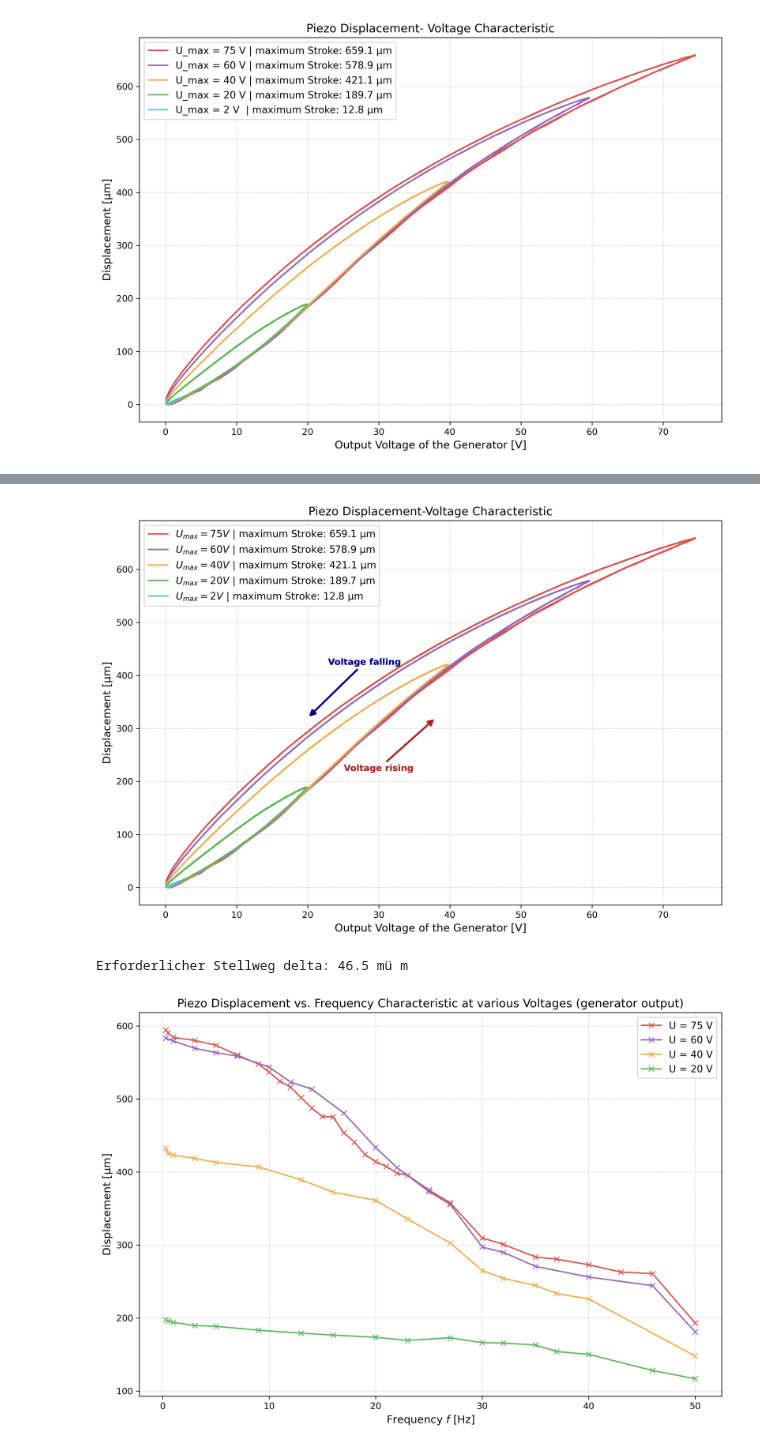
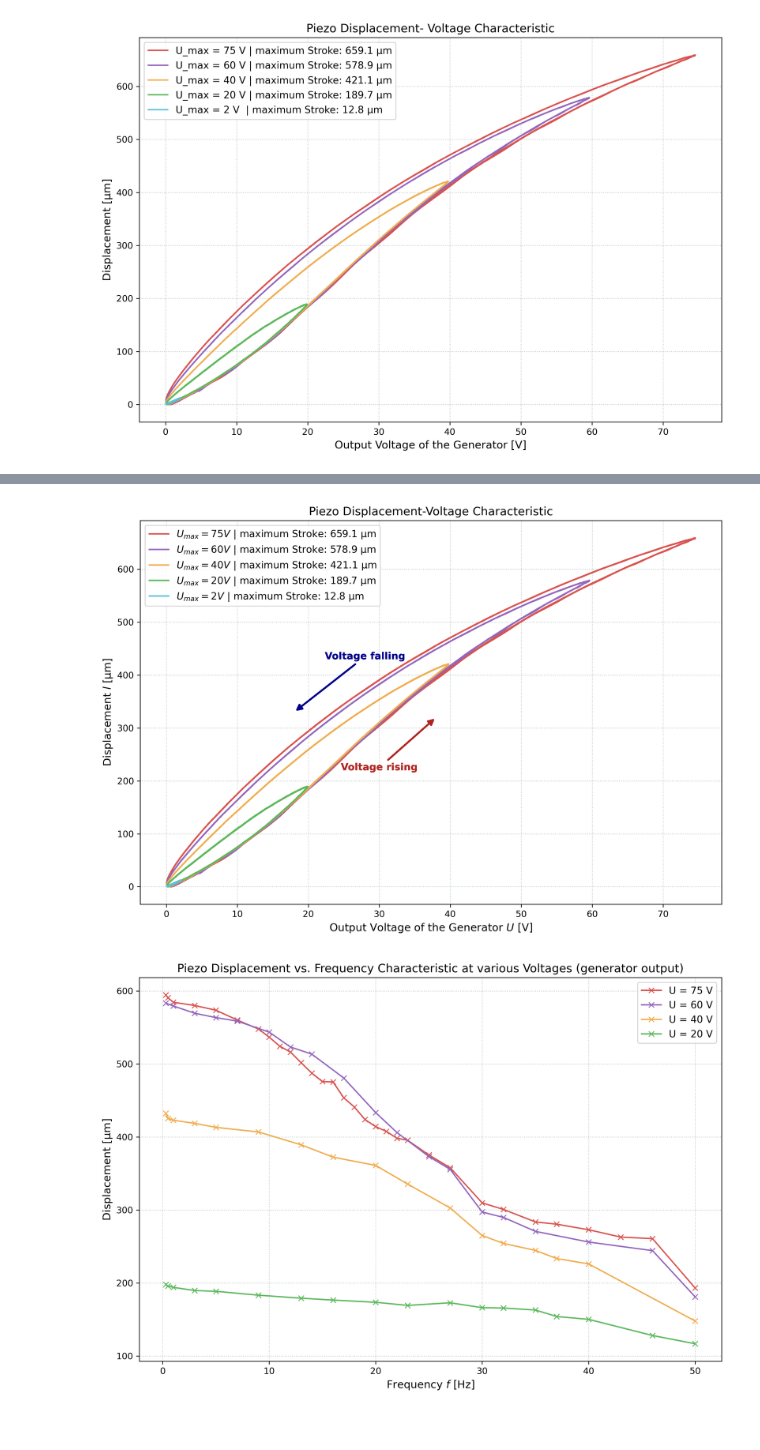
Before and after one commit to CodeTurtleT/lasercom-divergence-control, a Jupyter notebook: piezo_measure.ipynb, the cells around one changed output, grey strips where cells are left out. Cells and saved outputs as stored; diff of their text form; code cells hidden in the pictures.

```diff
--- a/piezo_measure.ipynb
+++ b/piezo_measure.ipynb
@@ -278,60 +273,39 @@ for m in measurements:
         max_stroke = np.max(weg_mum)
 
         # Plot der Kurve
         line, = plt.plot(
             spannung,
             weg_mum,
             color=m["color"],
             lw=1.6,
             label=f"$U_{{max}} = {m['name']}$ | maximum Stroke: {max_stroke:.1f} µm"
         )
         # Pfeil für den ansteigenden Ast (zeigt nach rechts oben in den freien Bereich)
         plt.annotate("Voltage rising",xy=(38, 320),xytext=(30, 220),
-                     arrowprops=dict(arrowstyle="-|>", color="#B02521", lw=2, mutation_scale=14),color="#B02521",fontsize=10,
+                     arrowprops=dict(arrowstyle="-|>", color="#B02521", lw=2, mutation_scale=14),color="#B02521",fontsize=11,
             fontweight="bold",ha="center",
         )
 
         # Pfeil für den absteigenden Ast (zeigt nach links unten im Zwischenraum)
-        plt.annotate( "Voltage falling",xy=(20, 320), xytext=(28, 420),
-                     arrowprops=dict(arrowstyle="-|>", color="#00008b", lw=2, mutation_scale=14), color="#00008b", fontsize=10,
+        plt.annotate( "Voltage falling",xy=(18, 330), xytext=(28, 430),
+                     arrowprops=dict(arrowstyle="-|>", color="#00008b", lw=2, mutation_scale=14), color="#00008b", fontsize=11,
             fontweight="bold", ha="center",
         )
 
 
     except FileNotFoundError:
         pass
 
 plt.title("Piezo Displacement-Voltage Characteristic")
-plt.xlabel("Output Voltage of the Generator [V]")
-plt.ylabel("Displacement [µm]")
+plt.xlabel(f"Output Voltage of the Generator $U$ [V]")
+plt.ylabel(f"Displacement $l$ [µm]")
 plt.legend(loc="upper left")
 plt.tight_layout()
 
 plt.savefig("/Users/trinity/Desktop/bachelor.thesis/ba_plots/prototype/piezo/piezo_characteristic_clean.pdf")
 plt.show()
 # %% [output]
-[figure, old version]
+[figure, new version]
-# %%
-# Gegebene Parameter
-lam = 1064e-9
-M2 = 1.3
-lambda_eff = M2 * lam
-w0 = (
-    5.4 / 2
-) * 1e-6  # 2.7 um Taillenradius (entspricht 5.4 um Durchmesser, wie oben genutzt)
-f = 36.6 * 1e-3
-zR = np.pi * w0**2 / lambda_eff
-
-# Ziel-Divergenz
-theta = 220e-6
-
-# Korrekt mit zR**2 gerechnet:
-term = (theta * np.pi * w0 * f) / lambda_eff
-delta = np.sqrt(term**2 - zR**2)
-
-print(f"Erforderlicher Stellweg delta: {delta * 1e6:.1f} mü m")
-# %% [output]
-Erforderlicher Stellweg delta: 46.5 mü m
 # %%
 #gleiche farbei wie hytserese kurve
 import matplotlib.pyplot as plt
```
Also changed, not shown: parts of 2 cells of this notebook, 16 other files.
